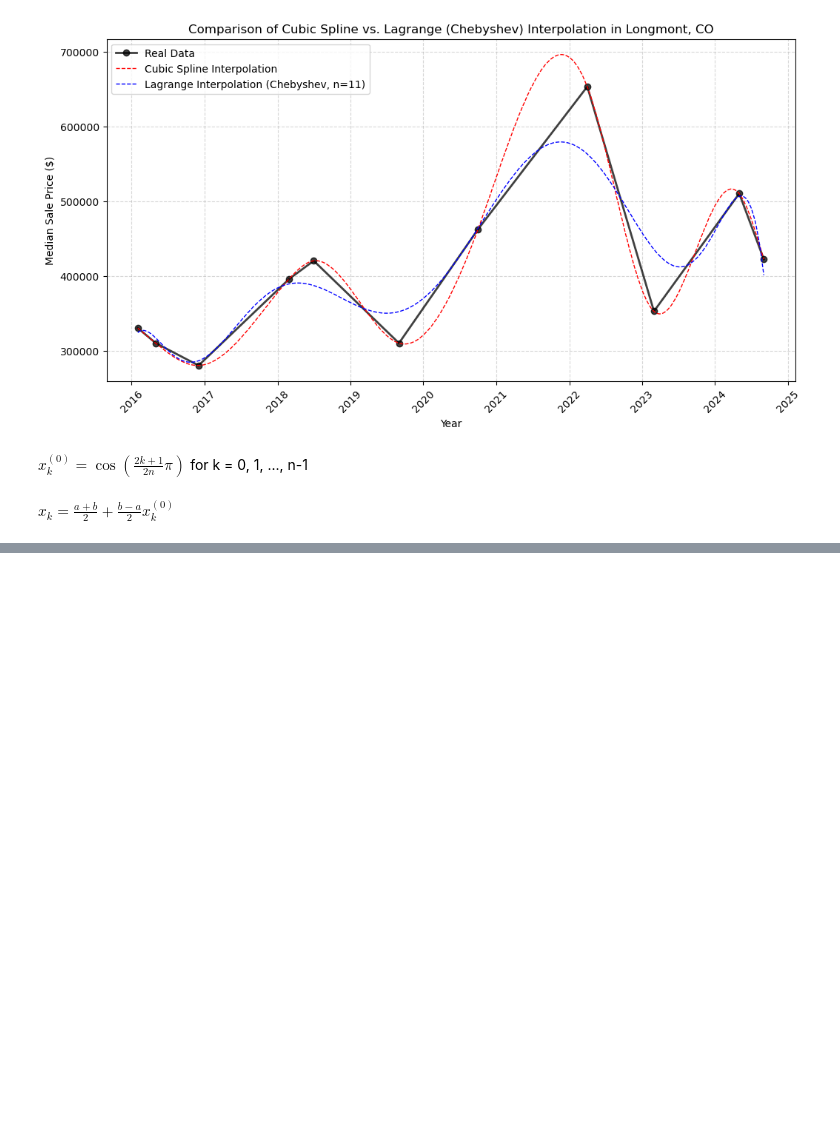
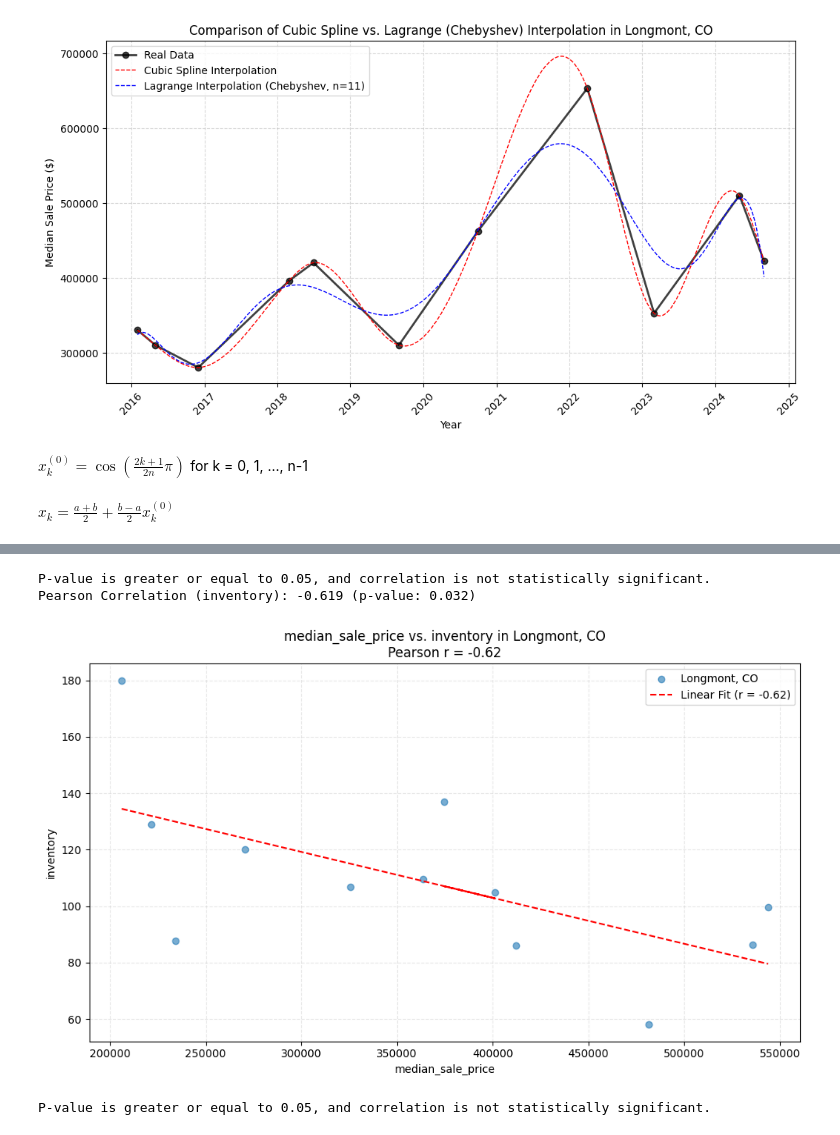
Before and after one commit to ethkissell/Numerical-Comp-Project, a Jupyter notebook: interpolate-by-city.ipynb, the cells around one changed output, grey strips where cells are left out. Drawn from its saved outputs; the diff is of its cells as text; code cells hidden in the pictures; blank space fills up the shorter version.

```diff
--- a/interpolate-by-city.ipynb
+++ b/interpolate-by-city.ipynb
@@ -208,0 +417,10 @@ $x_k = \frac{a + b}{2} + \frac{b - a}{2} x^{(0)}_k$
+# %%
+# Compute correlations between parameters and median_sale_price
+compute_correlation(data_big, city, code, column1='median_sale_price', column2='homes_sold', bucket_size='YE')
+compute_correlation(data_big, city, code, column1='median_sale_price', column2='inventory', bucket_size='YE')
+compute_correlation(data_big, city, code, column1='median_sale_price', column2='new_listings', bucket_size='YE')
+# %% [output]
+P-value is greater or equal to 0.05, and correlation is not statistically significant.
+Pearson Correlation (inventory): -0.619 (p-value: 0.032)
+[figure, added]
+P-value is greater or equal to 0.05, and correlation is not statistically significant.
```
Also changed, not shown: parts of 9 cells of this notebook.
